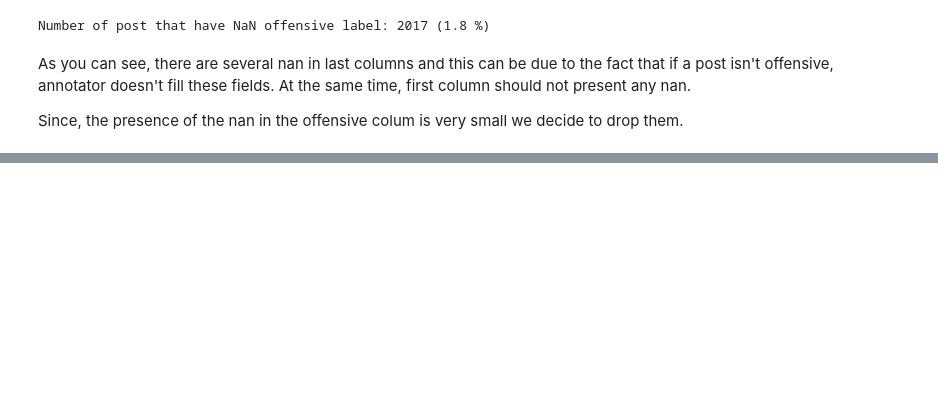
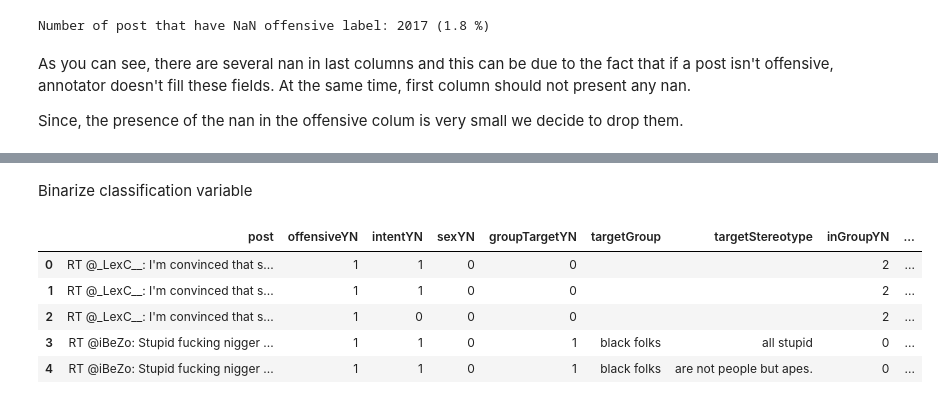
Before and after one commit to matteoperiani2/social_bias_framework, a Jupyter notebook: data_analysis.ipynb, the cells around one changed output, grey strips where cells are left out. Saved outputs shown, nothing was run; the diff lists cells and outputs as text; code cells hidden in the pictures; blank space fills up the shorter version.

```diff
--- a/data_analysis.ipynb
+++ b/data_analysis.ipynb
@@ -261,0 +287,4 @@ no_off_post[tgt_grp_stp_mask].iloc[0]["post"]
+# %%
+df_red[["groupTargetYN", "inGroupYN"]] = df_red[["groupTargetYN", "inGroupYN"]].fillna(2)
+df_red[["targetGroup", "targetStereotype"]] = df_red[["targetGroup", "targetStereotype"]].fillna("")
+display(df_red.isna().sum())
@@ -261,0 +302,15 @@ no_off_post[tgt_grp_stp_mask].iloc[0]["post"]
+# %% [markdown]
+Binarize classification variable
+# %%
+classFields = ['offensiveYN', 'intentYN', 'sexYN','groupTargetYN', "inGroupYN"]
+for field in  classFields:
+    df_red[field] = df_red[field].apply(lambda c: int(c>=0.5) if c < 2 else 2)
+display(df_red.head())
+df_red.to_pickle(CONFIG.dataset.train_data_preproc)
+# %% [output]
+|  | post | offensiveYN | intentYN | sexYN | groupTargetYN | targetGroup | targetStereotype | inGroupYN | ... |
+| 0 | RT @_LexC__: I'm convinced that s... | 1 | 1 | 0 | 0 |  |  | 2 | ... |
+| 1 | RT @_LexC__: I'm convinced that s... | 1 | 1 | 0 | 0 |  |  | 2 | ... |
+| 2 | RT @_LexC__: I'm convinced that s... | 1 | 0 | 0 | 0 |  |  | 2 | ... |
+| 3 | RT @iBeZo: Stupid fucking nigger ... | 1 | 1 | 0 | 1 | black folks | all stupid | 0 | ... |
+| 4 | RT @iBeZo: Stupid fucking nigger ... | 1 | 1 | 0 | 1 | black folks | are not people but apes. | 0 | ... |
```
Also changed, not shown: parts of 14 cells of this notebook, 2 other files.
